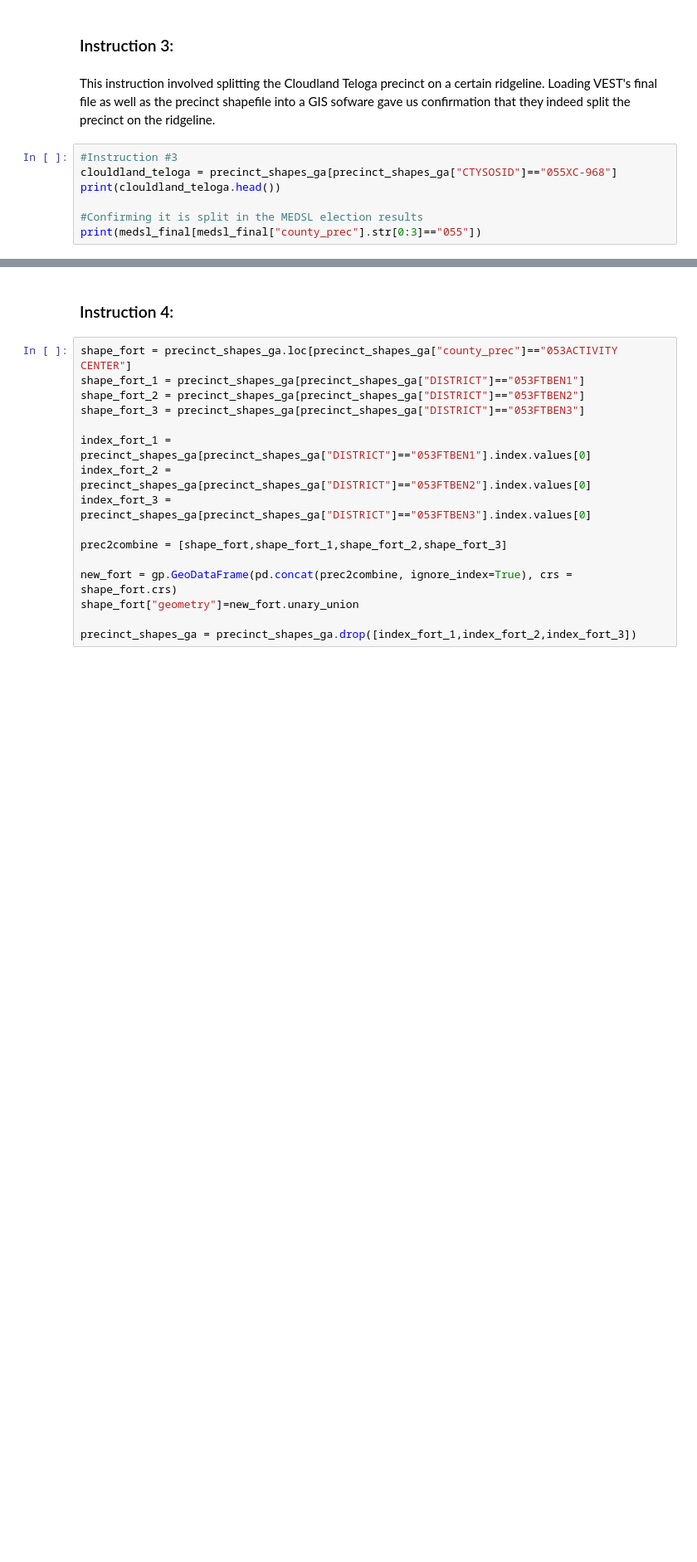
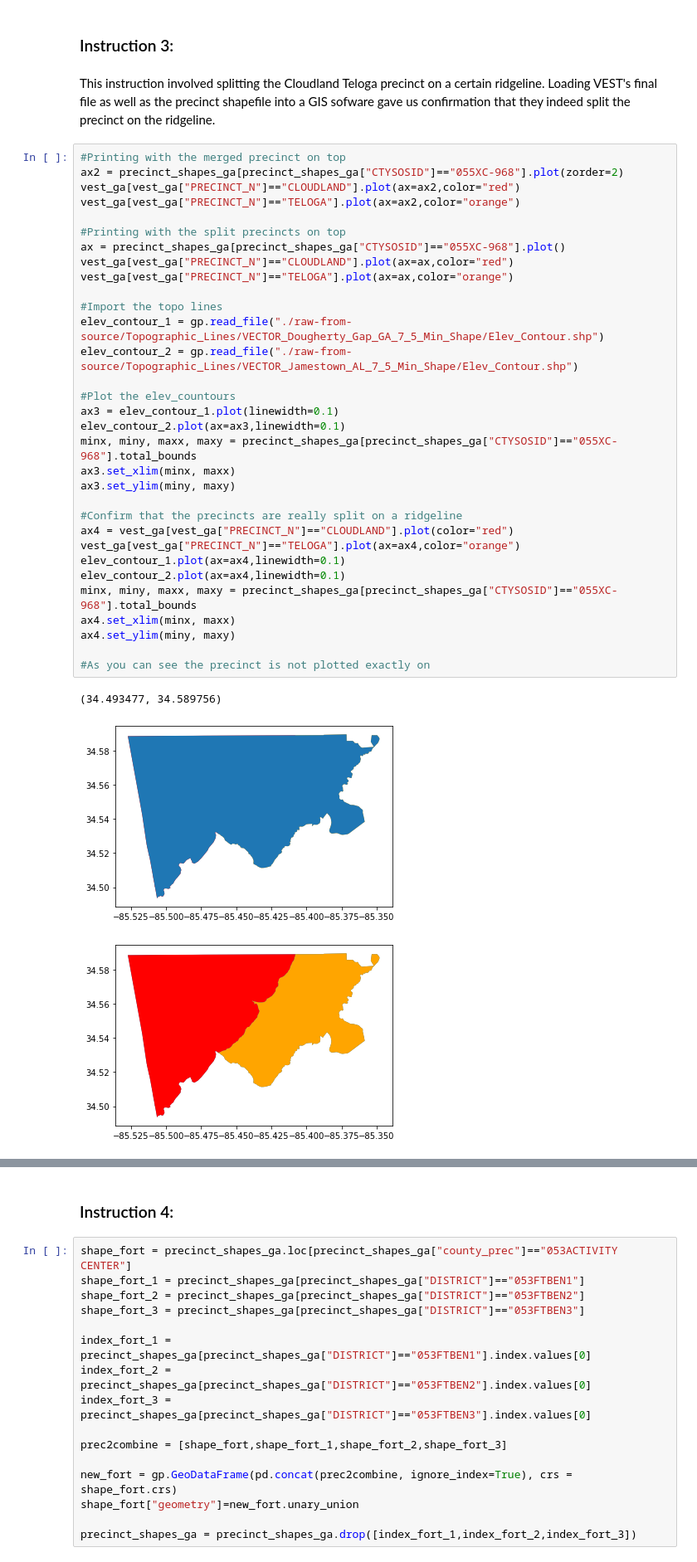
Before and after one commit to nonpartisan-redistricting-datahub/pdv-ga, a Jupyter notebook: vest-ga-2016/VEST_GA_16_replication.ipynb, the cells around one changed output, grey strips where cells are left out. Shown at 83% size. Drawn from its saved outputs; the diff is of its cells as text; blank space fills up the shorter version.

```diff
--- a/vest-ga-2016/VEST_GA_16_replication.ipynb
+++ b/vest-ga-2016/VEST_GA_16_replication.ipynb
@@ -433,10 +430,39 @@ precinct_shapes_ga = precinct_shapes_ga.drop([cates_d_index])
 ### Instruction 3:
 # %% [markdown]
 This instruction involved splitting the Cloudland Teloga precinct on a certain ridgeline. Loading VEST's final file as well as the precinct shapefile into a GIS sofware gave us confirmation that they indeed split the precinct on the ridgeline.
-# %%
-#Instruction #3
-clouldland_teloga = precinct_shapes_ga[precinct_shapes_ga["CTYSOSID"]=="055XC-968"]
-print(clouldland_teloga.head())
-
-#Confirming it is split in the MEDSL election results
-print(medsl_final[medsl_final["county_prec"].str[0:3]=="055"])
+# %%
+#Printing with the merged precinct on top
+ax2 = precinct_shapes_ga[precinct_shapes_ga["CTYSOSID"]=="055XC-968"].plot(zorder=2)
+vest_ga[vest_ga["PRECINCT_N"]=="CLOUDLAND"].plot(ax=ax2,color="red")
+vest_ga[vest_ga["PRECINCT_N"]=="TELOGA"].plot(ax=ax2,color="orange")
+
+#Printing with the split precincts on top
+ax = precinct_shapes_ga[precinct_shapes_ga["CTYSOSID"]=="055XC-968"].plot()
+vest_ga[vest_ga["PRECINCT_N"]=="CLOUDLAND"].plot(ax=ax,color="red")
+vest_ga[vest_ga["PRECINCT_N"]=="TELOGA"].plot(ax=ax,color="orange")
+
+#Import the topo lines
+elev_contour_1 = gp.read_file("./raw-from-source/Topographic_Lines/VECTOR_Dougherty_Gap_GA_7_5_Min_Shape/Elev_Contour.shp")
+elev_contour_2 = gp.read_file("./raw-from-source/Topographic_Lines/VECTOR_Jamestown_AL_7_5_Min_Shape/Elev_Contour.shp")
+
+#Plot the elev_countours
+ax3 = elev_contour_1.plot(linewidth=0.1)
+elev_contour_2.plot(ax=ax3,linewidth=0.1)
+minx, miny, maxx, maxy = precinct_shapes_ga[precinct_shapes_ga["CTYSOSID"]=="055XC-968"].total_bounds
+ax3.set_xlim(minx, maxx)
+ax3.set_ylim(miny, maxy)
+
+#Confirm that the precincts are really split on a ridgeline
+ax4 = vest_ga[vest_ga["PRECINCT_N"]=="CLOUDLAND"].plot(color="red")
+vest_ga[vest_ga["PRECINCT_N"]=="TELOGA"].plot(ax=ax4,color="orange")
+elev_contour_1.plot(ax=ax4,linewidth=0.1)
+elev_contour_2.plot(ax=ax4,linewidth=0.1)
+minx, miny, maxx, maxy = precinct_shapes_ga[precinct_shapes_ga["CTYSOSID"]=="055XC-968"].total_bounds
+ax4.set_xlim(minx, maxx)
+ax4.set_ylim(miny, maxy)
+
+#As you can see the precinct is not plotted exactly on
+# %% [output]
+(34.493477, 34.589756)
+[figure, added]
+[figure, added]
```
Also changed, not shown: parts of 15 cells of this notebook.
